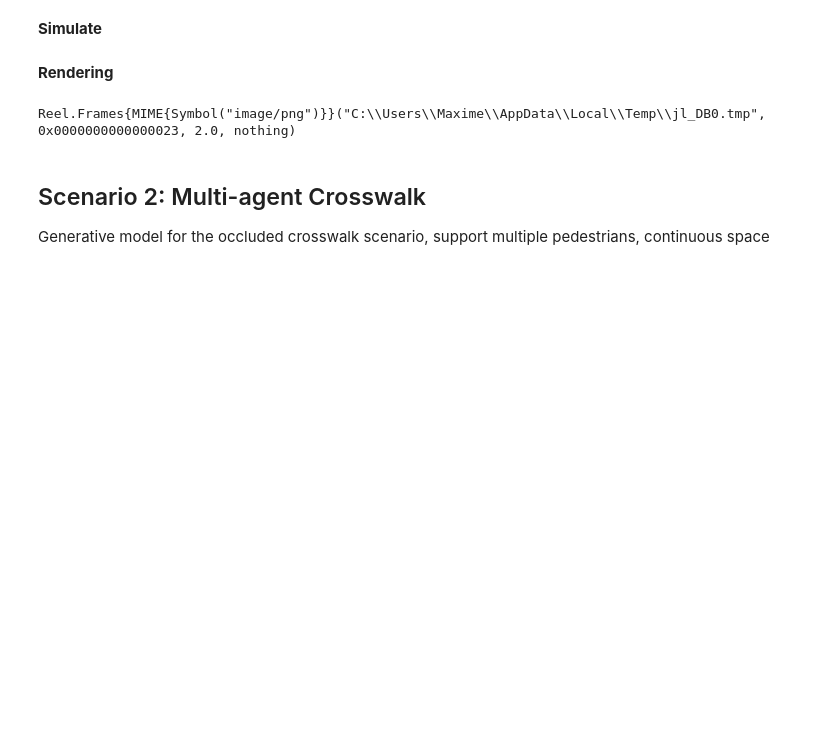
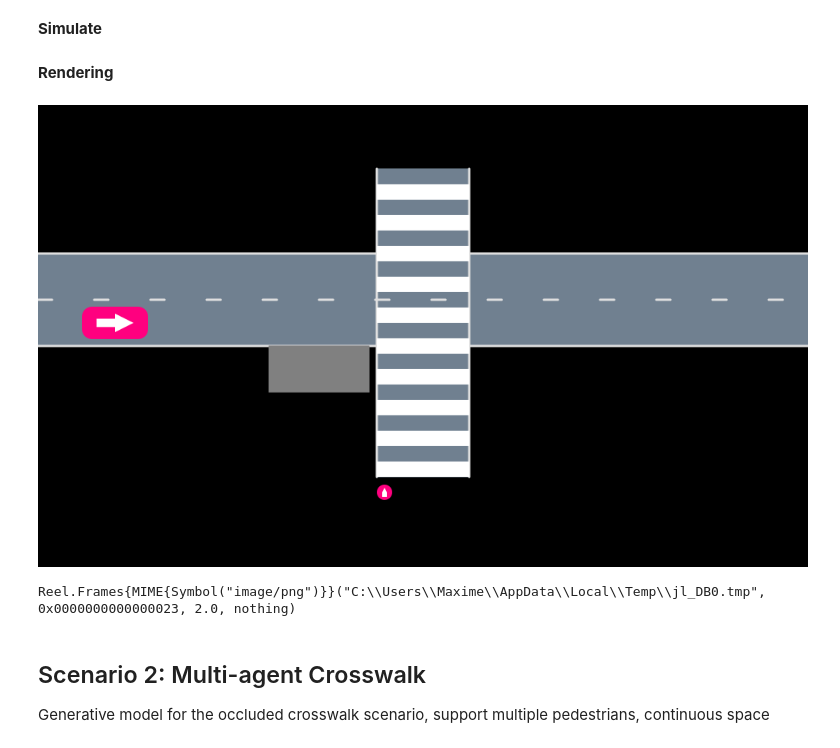
Before and after one commit to sisl/AutomotivePOMDPs.jl, a Jupyter notebook: test.ipynb, the cells around one changed output. Saved outputs shown, nothing was run; the diff lists cells and outputs as text; code cells hidden in the pictures; blank space fills up the shorter version.

```diff
--- a/test.ipynb
+++ b/test.ipynb
@@ -41,3 +43,7 @@ hr = HistoryRecorder(rng=rng)
 hist = simulate(hr, pomdp, policy, up);
 # %% [markdown]
 **Rendering**
+# %%
+s = AutoViz.render(state_to_scene(pomdp,hist.state_hist[1]), pomdp.env, cam=FitToContentCamera(0.0))
+# %% [output]
+[figure, added]
```
Also changed, not shown: parts of 22 cells of this notebook, 2 other files.
